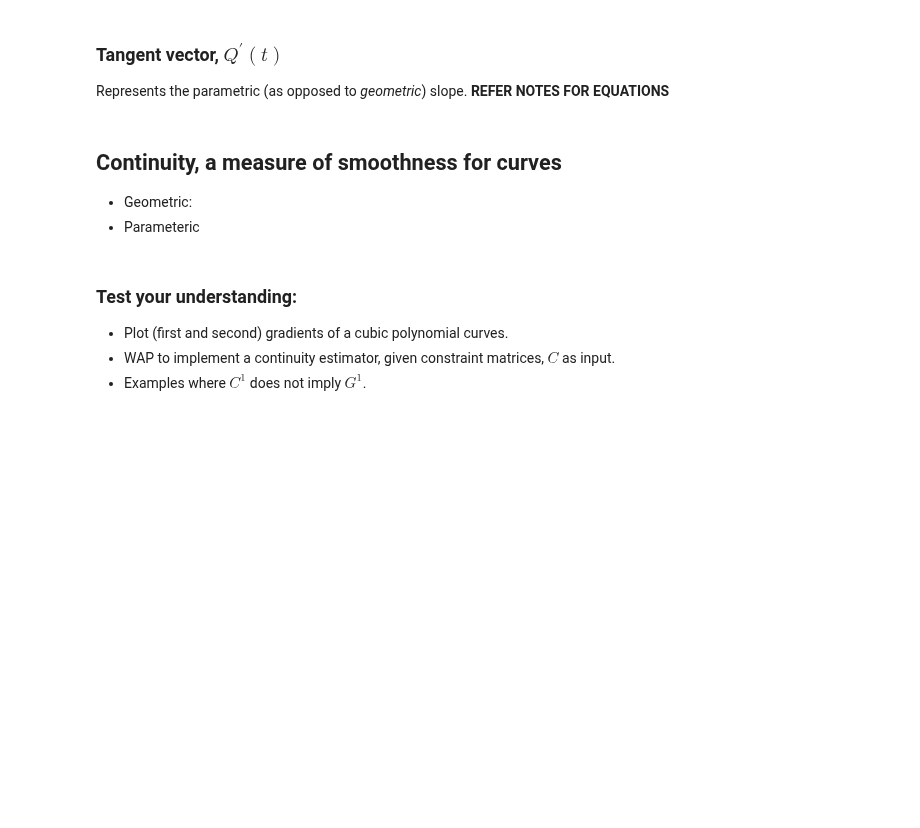
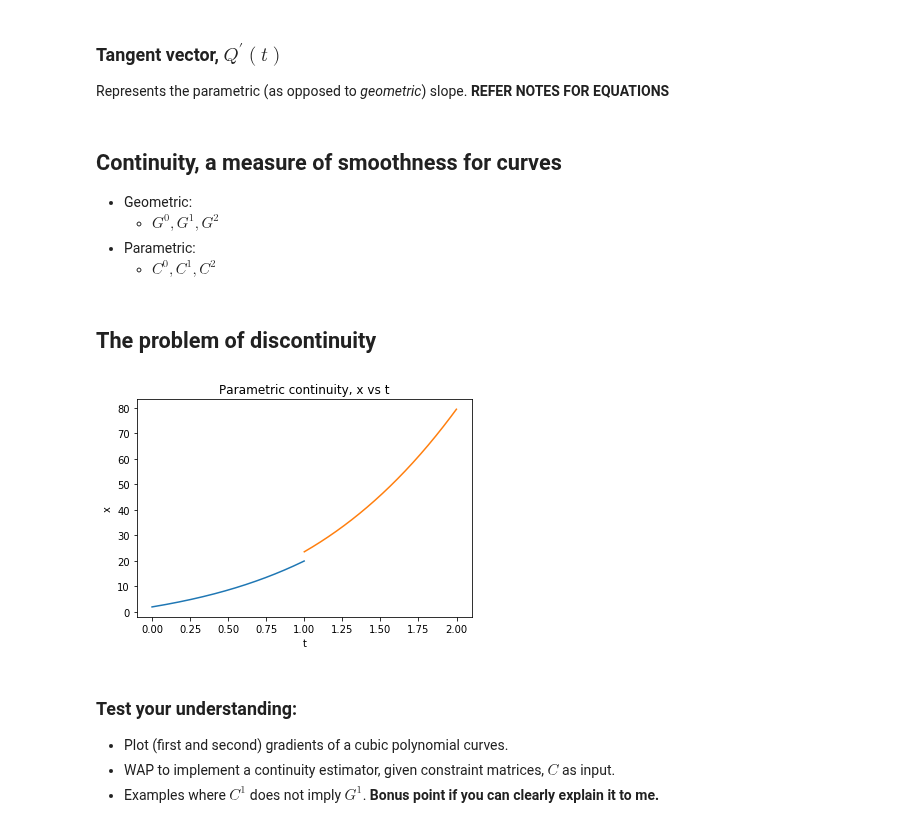
Before and after one commit to pranavkantgaur/training_materials, a Jupyter notebook: parametric_representations/param_rep_intro_lec_2.ipynb, the cells around one changed output. Drawn from its saved outputs; the diff is of its cells as text; code cells hidden in the pictures; blank space fills up the shorter version.

```diff
--- a/parametric_representations/param_rep_intro_lec_2.ipynb
+++ b/parametric_representations/param_rep_intro_lec_2.ipynb
@@ -178,4 +273,6 @@ Represents the parametric (as opposed to _geometric_) slope. **REFER NOTES FOR E
 
 
 *   Geometric:
-*   Parameteric
+    *  $G^0, G^1, G^2$
+*   Parametric:
+    * $C^0, C^1, C^2$
@@ -184,7 +279,37 @@ Represents the parametric (as opposed to _geometric_) slope. **REFER NOTES FOR E
+# %% [markdown]
+## The problem of discontinuity
+# %%
+  coff_matrix1 = np.array([[3, 2, 5],[5, 7, 9],[10, 11, 2], [2, 5, 1]])
+  curve1 = CubicPolynomialParametericRepresentation(coff_matrix1)
+  coff_matrix2 = np.array([[3.9, 2.9, 5.9],[5.9, 7.9, 9.9],[10.9, 11.9, 2.9], [2.9, 5.9, 1.9]])
+  curve2 = CubicPolynomialParametericRepresentation(coff_matrix2)
+  # generate list of (x, y)
+  n_points = 1000
+  x1 = [t for t in arange(0, 1, 1 / n_points)]
+  y1 = []
+  x2 = [t for t in arange(1, 2, 1 / n_points)]
+  y2 = []
+  for i in x1:
+    y1.append(curve1.generate_points_on_representation_vectorized(i))
+  for i in x2:
+    y2.append(curve2.generate_points_on_representation_vectorized(i))
+
+  xt1 = [y1[i][0]  for i in range(n_points)]
+  xt2 = [y2[i][0]  for i in range(n_points)]
+
+
+  plt.plot(x1, xt1)  # xt
+  plt.plot(x2, xt2)  # xt
+  plt.title('Parametric continuity, x vs t')
+  plt.ylabel('x')
+  plt.xlabel('t')
+  plt.show()
+# %% [output]
+[figure, added]
 # %% [markdown]
 ### Test your understanding:
 
 
 *   Plot (first and second) gradients of a cubic polynomial curves.
 *   WAP to implement a continuity estimator, given constraint matrices, $C$ as input.
-*   Examples where $C^1$ does not imply $G^1$.
+*   Examples where $C^1$ does not imply $G^1$. **Bonus point if you can clearly explain it to me.**
```
Also changed, not shown: parts of 10 cells of this notebook.
